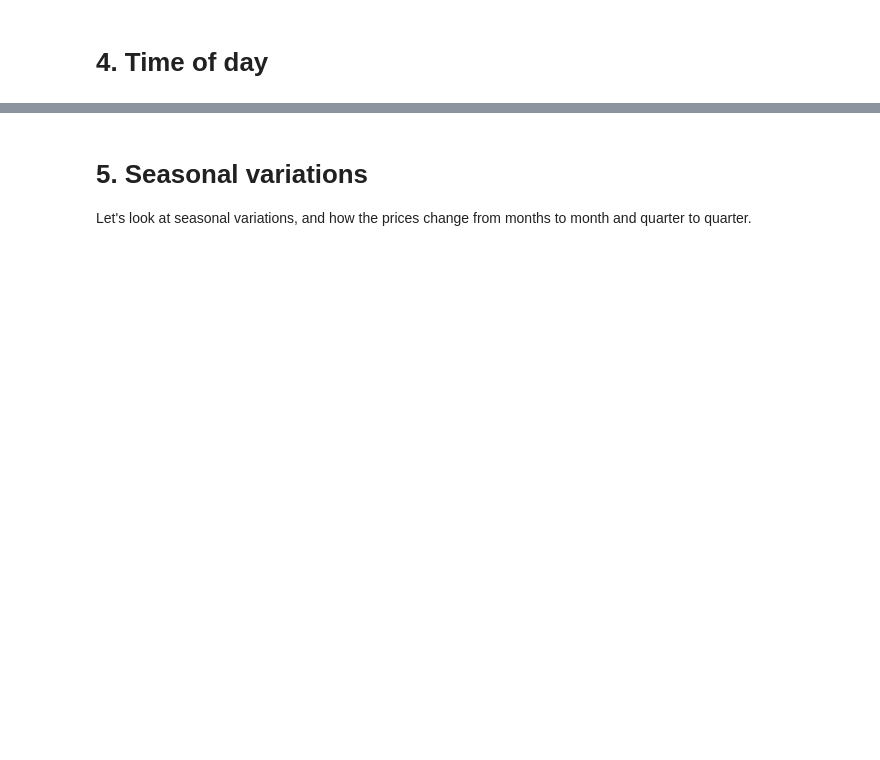
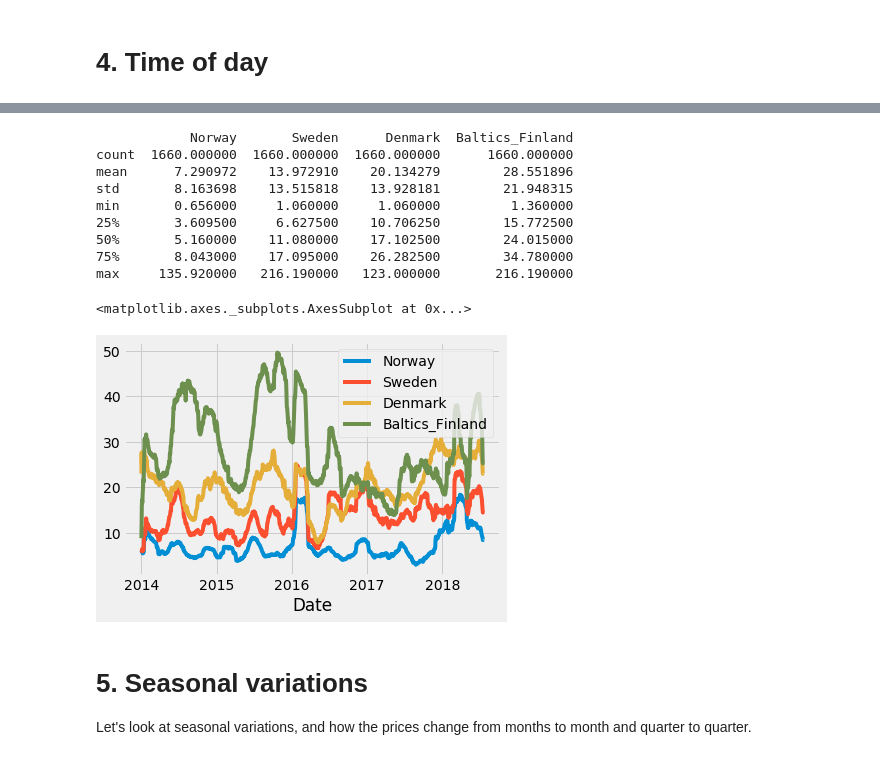
Before and after one commit to rasmusthog/nordpool-data-analysis, a Jupyter notebook: Nordpool Data Analysis.ipynb, the cells around one changed output, grey strips where cells are left out. Saved outputs shown, nothing was run; the diff lists cells and outputs as text; code cells hidden in the pictures; blank space fills up the shorter version.

```diff
--- a/Nordpool Data Analysis.ipynb
+++ b/Nordpool Data Analysis.ipynb
@@ -255,3 +321,35 @@ Interesting observations:
+# %%
+elspot_df_norway_diff = elspot_df_norway_max.resample("1d").mean() - elspot_df_norway_min.resample("1d").mean()
+elspot_df_norway_diff = elspot_df_norway_diff.drop("Hour", axis=1)
+
+elspot_df_sweden_diff = elspot_df_sweden_max.resample("1d").mean() - elspot_df_sweden_min.resample("1d").mean()
+elspot_df_sweden_diff = elspot_df_sweden_diff.drop("Hour", axis=1)
+
+elspot_df_denmark_diff = elspot_df_denmark_max.resample("1d").mean() - elspot_df_denmark_min.resample("1d").mean()
+elspot_df_denmark_diff = elspot_df_denmark_diff.drop("Hour", axis=1)
+
+elspot_df_baltics_finland_diff = elspot_df_baltics_finland_max.resample("1d").mean() - elspot_df_baltics_finland_min.resample("1d").mean()
+elspot_df_baltics_finland_diff = elspot_df_baltics_finland_diff.drop("Hour", axis=1)
+
+elspot_df_diff = pd.concat([elspot_df_norway_diff, elspot_df_sweden_diff, elspot_df_denmark_diff, elspot_df_baltics_finland_diff], axis=1)
+
+print(elspot_df_diff.describe())
+
+elspot_df_diff_smoothed = elspot_df_diff.rolling("60d").mean()
+
+elspot_df_diff_smoothed.plot()
+# %% [output]
+            Norway       Sweden      Denmark  Baltics_Finland
+count  1660.000000  1660.000000  1660.000000      1660.000000
+mean      7.290972    13.972910    20.134279        28.551896
+std       8.163698    13.515818    13.928181        21.948315
+min       0.656000     1.060000     1.060000         1.360000
+25%       3.609500     6.627500    10.706250        15.772500
+50%       5.160000    11.080000    17.102500        24.015000
+75%       8.043000    17.095000    26.282500        34.780000
+max     135.920000   216.190000   123.000000       216.190000
+<matplotlib.axes._subplots.AxesSubplot at 0x...>
+[figure, added]
 # %% [markdown]
 # 5. Seasonal variations
 
```
Also changed, not shown: parts of 4 cells of this notebook.
